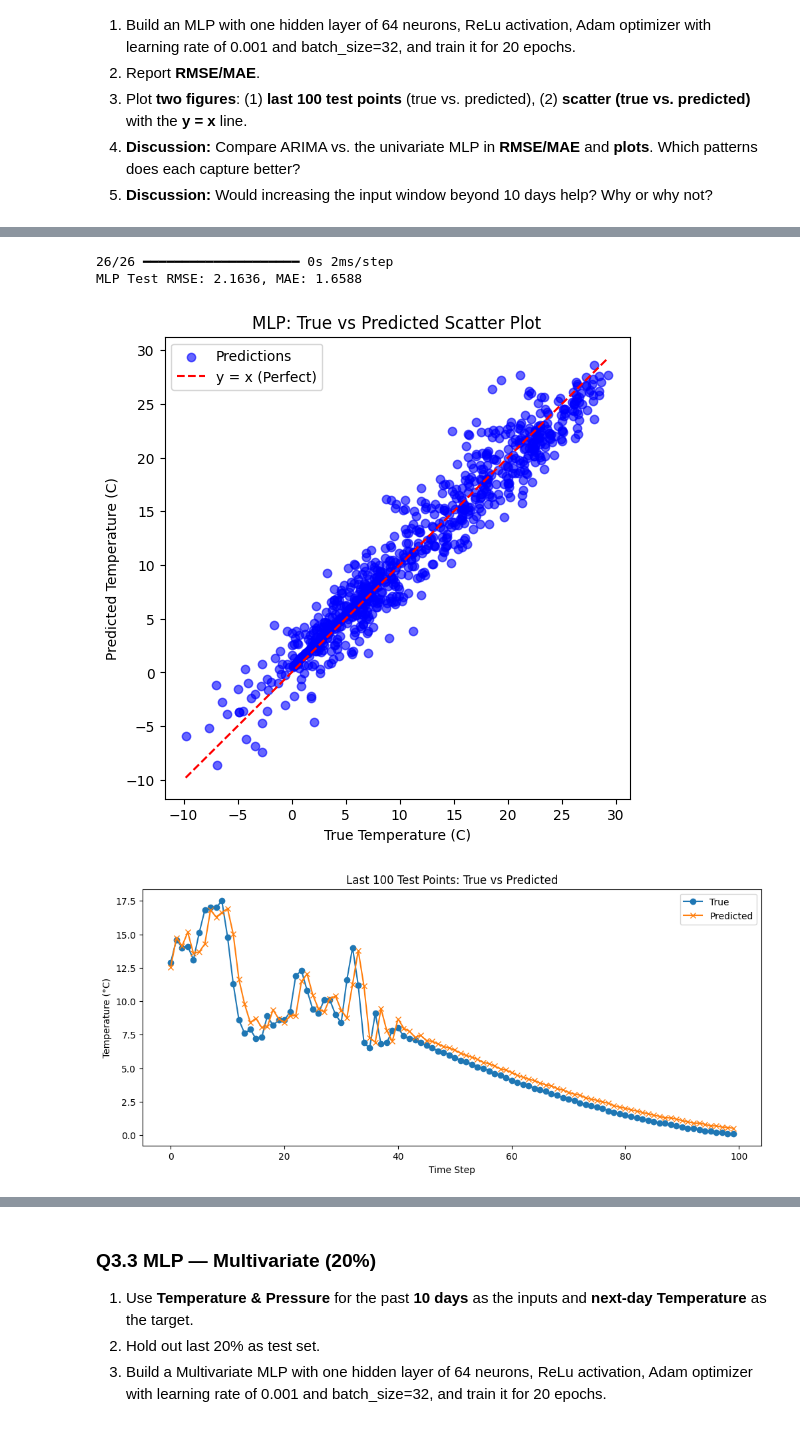
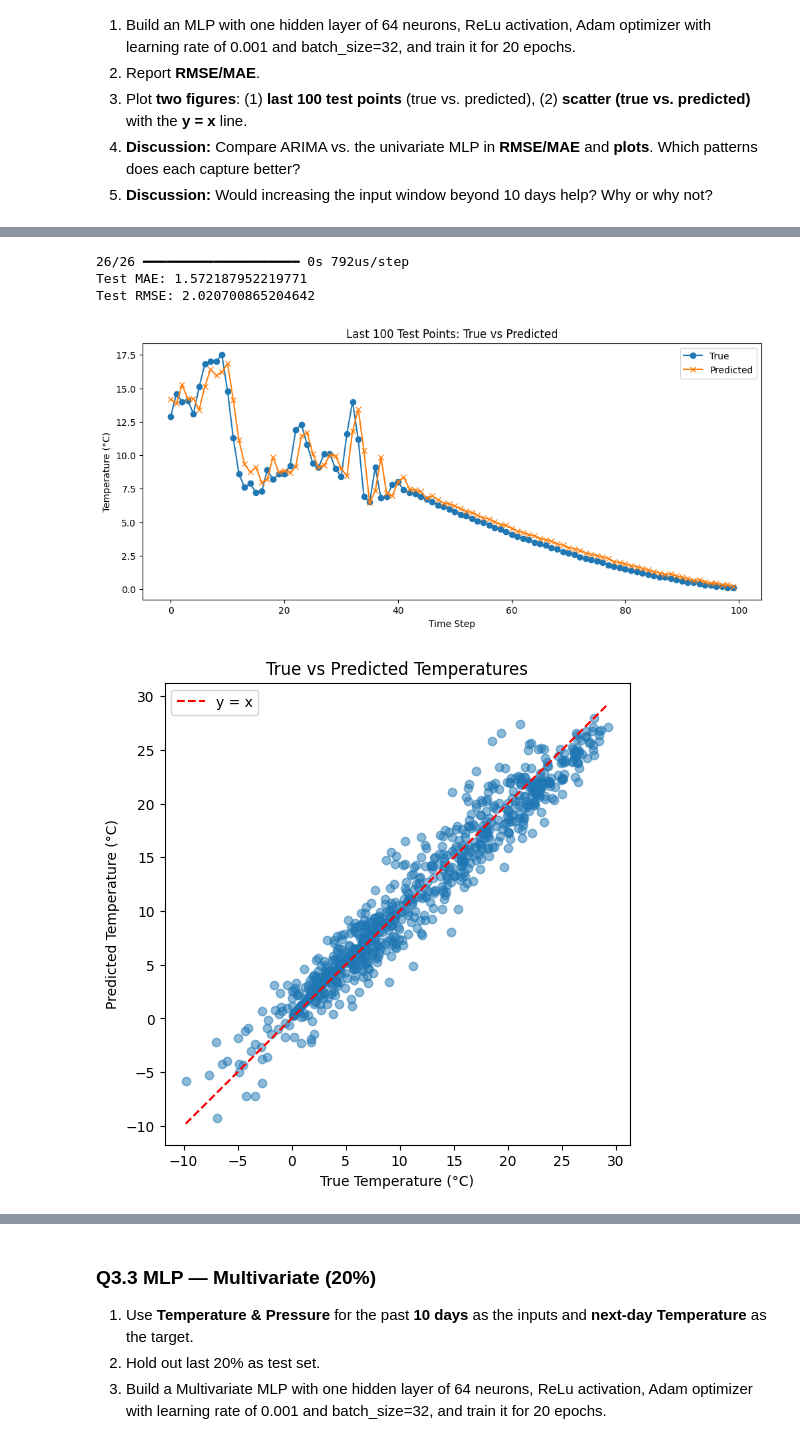
Before and after one commit to AdamDunn1437/4010_A1, a Jupyter notebook: Assignment1.ipynb, the cells around one changed output, grey strips where cells are left out. Cells and saved outputs as stored; diff of their text form; code cells hidden in the pictures.

```diff
--- a/Assignment1.ipynb
+++ b/Assignment1.ipynb
@@ -577,35 +628,49 @@ Epoch 20/20
 # %%
-#predict on test set
-ypred_scaled=mlp_model.predict(xtest_scaled)
-ypred=scalery.inverse_transform(ypred_scaled)
+# Answer to Q3.2.2
 
-#compute metrics
-rmse = np.sqrt(mean_squared_error(ytest, ypred))
-mae = mean_absolute_error(ytest, ypred)
-print(f"MLP Test RMSE: {rmse:.4f}, MAE: {mae:.4f}")
+from sklearn.metrics import mean_squared_error, mean_absolute_error
+import numpy as np
+
+# Predict on test set
+y_pred = mlp_model.predict(X_test).flatten()
+
+# Compute metrics
+mae = mean_absolute_error(y_test, y_pred)
+rmse = np.sqrt(mean_squared_error(y_test, y_pred))
+
+print("Test MAE:", mae)
+print("Test RMSE:", rmse)
 # %% [output]
-26/26 ━━━━━━━━━━━━━━━━━━━━ 0s 2ms/step
-MLP Test RMSE: 2.1636, MAE: 1.6588
+26/26 ━━━━━━━━━━━━━━━━━━━━ 0s 792us/step
+Test MAE: 1.572187952219771
+Test RMSE: 2.020700865204642
 # %%
-plt.figure(figsize=(6,6))
-plt.scatter(ytest, ypred, alpha=0.6, color="blue", label="Predictions")
-plt.plot([ytest.min(), ytest.max()], [ytest.min(), ytest.max()],
-         'r--', label='y = x (Perfect)')
-plt.title("MLP: True vs Predicted Scatter Plot")
-plt.xlabel("True Temperature (C)")
-plt.ylabel("Predicted Temperature (C)")
-plt.legend()
-plt.show()
+# Answer to Q3.2.3
 
+import matplotlib.pyplot as plt
+
+# --- 1. Last 100 test points ---
 plt.figure(figsize=(12,5))
-plt.plot(ytest[-100:], label="True", marker='o')
-plt.plot(ypred[-100:], label="Predicted", marker='x')
+plt.plot(y_test[-100:], label="True", marker='o')
+plt.plot(y_pred[-100:], label="Predicted", marker='x')
 plt.title("Last 100 Test Points: True vs Predicted")
 plt.xlabel("Time Step")
 plt.ylabel("Temperature (°C)")
 plt.legend()
 plt.show()
+
+# --- 2. Scatter plot with y=x line ---
+plt.figure(figsize=(6,6))
+plt.scatter(y_test, y_pred, alpha=0.5)
+plt.plot([y_test.min(), y_test.max()],
+         [y_test.min(), y_test.max()],
+         color="red", linestyle="--", label="y = x")
+plt.title("True vs Predicted Temperatures")
+plt.xlabel("True Temperature (°C)")
+plt.ylabel("Predicted Temperature (°C)")
+plt.legend()
+plt.show()
 # %% [output]
-[figure, old version]
+[figure, new version]
-[figure, old version]
+[figure, new version]
 # %% [markdown]
```
Also changed, not shown: parts of 41 cells of this notebook.
